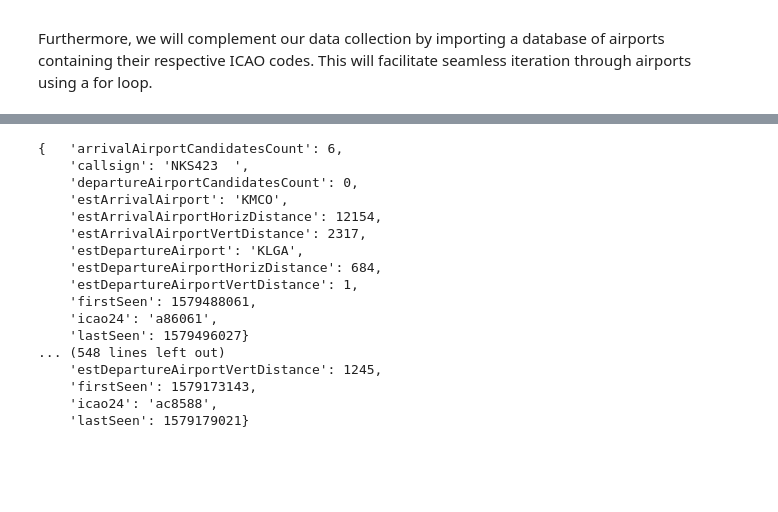
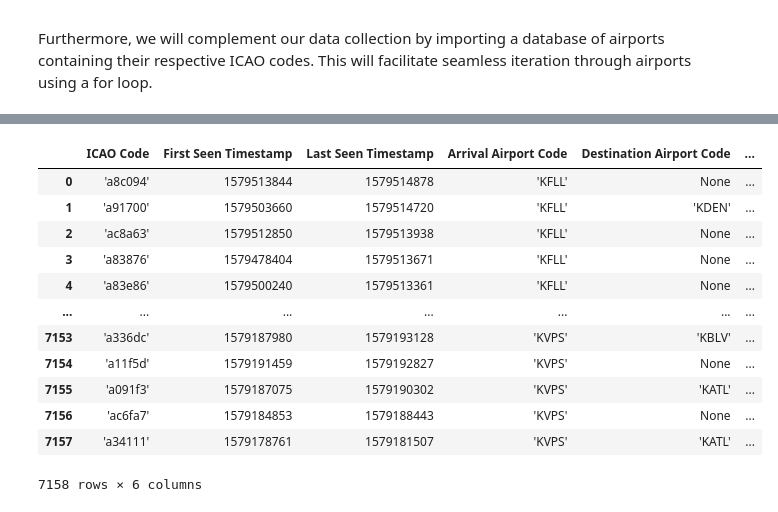
Before and after one commit to ManriCamachoP/AeroDB, a Jupyter notebook: src/Connecting to API for Collecting Flights Data in Florida, USA.ipynb, the cells around one changed output, grey strips where cells are left out. Drawn from its saved outputs; the diff is of its cells as text; code cells hidden in the pictures; blank space fills up the shorter version.

```diff
--- a/web_scraping/Connecting to API for Collecting Flights Data in Florida, USA.ipynb
+++ b/src/Connecting to API for Collecting Flights Data in Florida, USA.ipynb
@@ -97,21 +127,54 @@ arrivals = api.get_arrivals_by_airport("KMCO",1579169992,1579515592)
-# %%
-for i in arrivals:
-    print(i)
-# %% [output]
-{   'arrivalAirportCandidatesCount': 6,
-    'callsign': 'NKS423  ',
-    'departureAirportCandidatesCount': 0,
-    'estArrivalAirport': 'KMCO',
-    'estArrivalAirportHorizDistance': 12154,
-    'estArrivalAirportVertDistance': 2317,
-    'estDepartureAirport': 'KLGA',
-    'estDepartureAirportHorizDistance': 684,
-    'estDepartureAirportVertDistance': 1,
-    'firstSeen': 1579488061,
-    'icao24': 'a86061',
-    'lastSeen': 1579496027}
-... (548 lines left out)
-    'estDepartureAirportVertDistance': 1245,
-    'firstSeen': 1579173143,
-    'icao24': 'ac8588',
-    'lastSeen': 1579179021}
+# %%
+df = get_arrivals(airports)
+# %%
+def get_data(flights):
+
+    flight_info = {"ICAO Code": [],
+        "First Seen Timestamp": [],
+        "Last Seen Timestamp": [],
+        "Arrival Airport Code": [],
+        "Destination Airport Code": [],
+        "Flight Number": []
+                  }
+
+    for a in range(len(flights)):
+
+        for index_dict in range(len(flights[a])):
+
+            data = [x.strip() for x in re.split(r'[,;|{}\n'':]',str(flights[a][index_dict])) if x]
+
+            flight_info["ICAO Code"].append(data[-3])
+
+            flight_info["First Seen Timestamp"].append(data[-5])
+
+            flight_info["Last Seen Timestamp"].append(data[-1])
+
+            flight_info["Arrival Airport Code"].append(data[7])
+
+            flight_info["Destination Airport Code"].append(data[13])
+
+            flight_info["Flight Number"].append(data[3])
+
+
+
+
+    return pd.DataFrame(flight_info)
+# %%
+df = [x for x in df if x]
+df = get_data(df)
+# %%
+df
+# %% [output]
+|  | ICAO Code | First Seen Timestamp | Last Seen Timestamp | Arrival Airport Code | Destination Airport Code | ... |
+| 0 | 'a8c094' | 1579513844 | 1579514878 | 'KFLL' | None | ... |
+| 1 | 'a91700' | 1579503660 | 1579514720 | 'KFLL' | 'KDEN' | ... |
+| 2 | 'ac8a63' | 1579512850 | 1579513938 | 'KFLL' | None | ... |
+| 3 | 'a83876' | 1579478404 | 1579513671 | 'KFLL' | None | ... |
+| 4 | 'a83e86' | 1579500240 | 1579513361 | 'KFLL' | None | ... |
+| ... | ... | ... | ... | ... | ... | ... |
+| 7153 | 'a336dc' | 1579187980 | 1579193128 | 'KVPS' | 'KBLV' | ... |
+| 7154 | 'a11f5d' | 1579191459 | 1579192827 | 'KVPS' | None | ... |
+| 7155 | 'a091f3' | 1579187075 | 1579190302 | 'KVPS' | 'KATL' | ... |
+| 7156 | 'ac6fa7' | 1579184853 | 1579188443 | 'KVPS' | None | ... |
+| 7157 | 'a34111' | 1579178761 | 1579181507 | 'KVPS' | 'KATL' | ... |
+7158 rows × 6 columns
```
Also changed, not shown: parts of 6 cells of this notebook, 4 other files.
